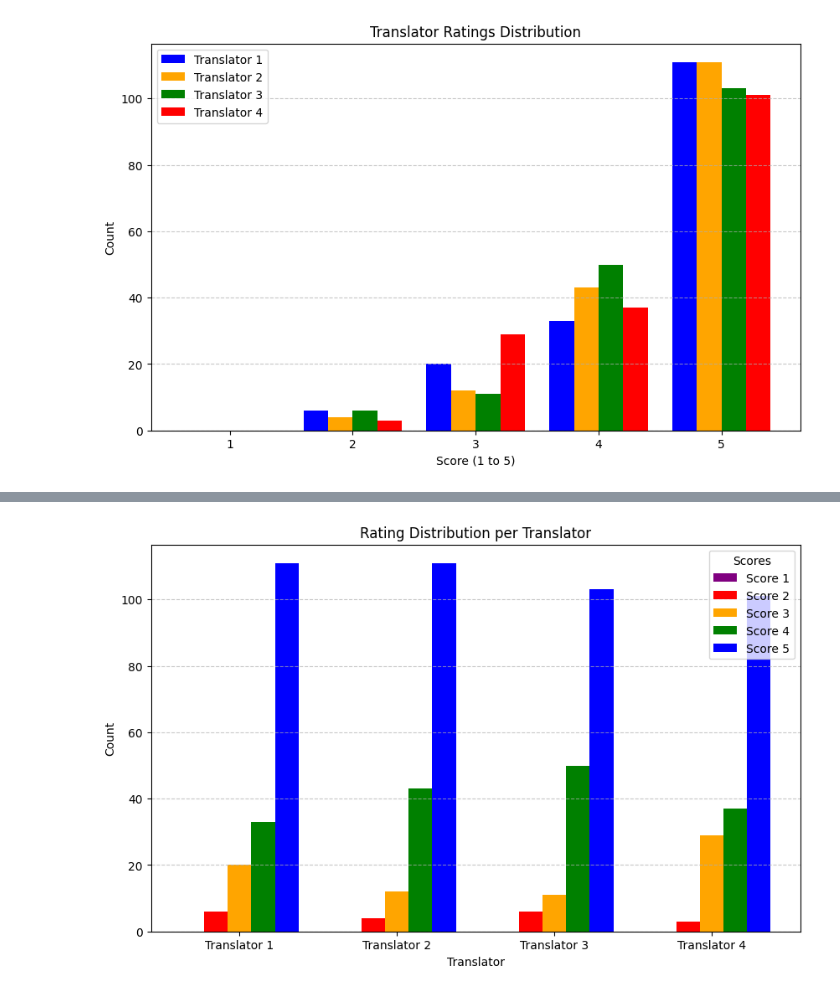
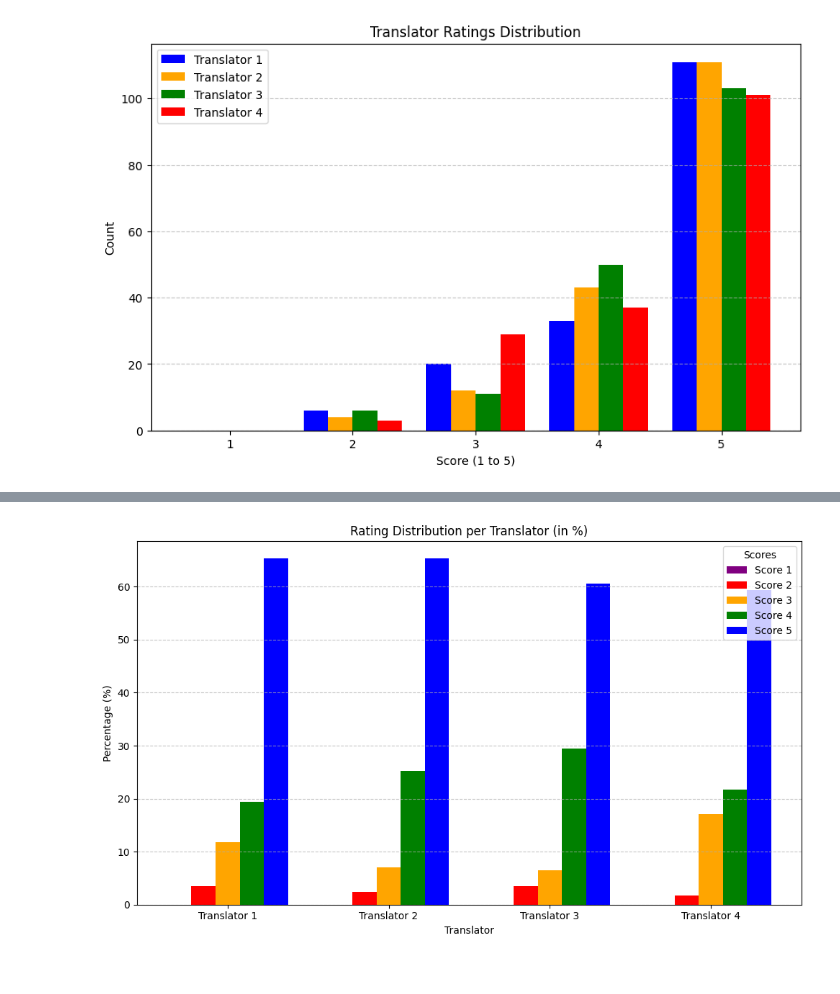
Before and after one commit to antoinevilain001/translation_thesis, a Jupyter notebook: translation_analysis/analysis1/analysis2.ipynb, the cells around one changed output, grey strips where cells are left out. Cells and saved outputs as stored; diff of their text form; code cells hidden in the pictures.

Commit message:
made my ideal translator bar graph

```diff
--- a/translation_analysis/analysis1/analysis2.ipynb
+++ b/translation_analysis/analysis1/analysis2.ipynb
@@ -122,54 +173,53 @@ import matplotlib.pyplot as plt
 from collections import Counter
 
 # Sample data (replace with your actual numpy array)
-data = np.array([
-    [124, 'fre_to_eng', "Je savais reconnaître, du premier coup d'œil, la Chine de l'Arizona.",
-     'book', 'I knew, at first glance, how China was Arizona.', 2,
-     'I could immediately distinguish China from Arizona at first glance.', 4,
-     'I could recognize, at first glance, the China of Arizona.', 2,
-     'I could tell China from Arizona at a glance.', 5,
-     '2025-03-31 14:41:17']
-])
 data = numpy_array
 
 # Extract translator responses and their ratings
 num_translators = 4
 ratings = [[] for _ in range(num_translators)]
 
-for row in data:
+for row in numpy_array:
     for i in range(num_translators):
         ratings[i].append(row[5 + 2 * i])  # Extract ratings
 
 # Count occurrences of each rating (1-5) for each translator
 score_range = range(1, 6)
 rating_counts = [Counter(rating) for rating in ratings]
+
+# Calculate total ratings per translator for percentage conversion
+total_ratings = [sum(c.values()) for c in rating_counts]
 
 # Create bar positions
 x = np.arange(num_translators)
 bar_width = 0.15
 
 # Score labels
 score_labels = [str(score) for score in score_range]
 colors = ['purple', 'red', 'orange', 'green', 'blue']
 
 # Plot bars
 plt.figure(figsize=(10, 6))
 
 for i, score in enumerate(score_range):
-    counts = [rating_counts[t][score] for t in range(num_translators)]  # Get counts per translator
-    plt.bar(x + i * bar_width, counts, width=bar_width, label=f'Score {score}', color=colors[i])
+    percentages = [
+        (rating_counts[t][score] / total_ratings[t] * 100) if total_ratings[t] > 0 else 0
+        for t in range(num_translators)
+    ]
+    plt.bar(x + i * bar_width, percentages, width=bar_width, label=f'Score {score}', color=colors[i])
 
 # Labels and legend
 plt.xticks(x + bar_width * 2, [f'Translator {i+1}' for i in range(num_translators)])  # Center tick labels
 plt.xlabel('Translator')
-plt.ylabel('Count')
-plt.title('Rating Distribution per Translator')
+plt.ylabel('Percentage (%)')
+plt.title('Rating Distribution per Translator (in %)')
 plt.legend(title="Scores", loc='upper right')
 plt.grid(axis='y', linestyle='--', alpha=0.7)
 
+plt.tight_layout()
 plt.show()
 # %% [output]
-[figure, old version]
+[figure, new version]
 # %%
 import numpy as np
 import matplotlib.pyplot as plt
```
Also changed, not shown: parts of 5 cells of this notebook, 1 other file.
